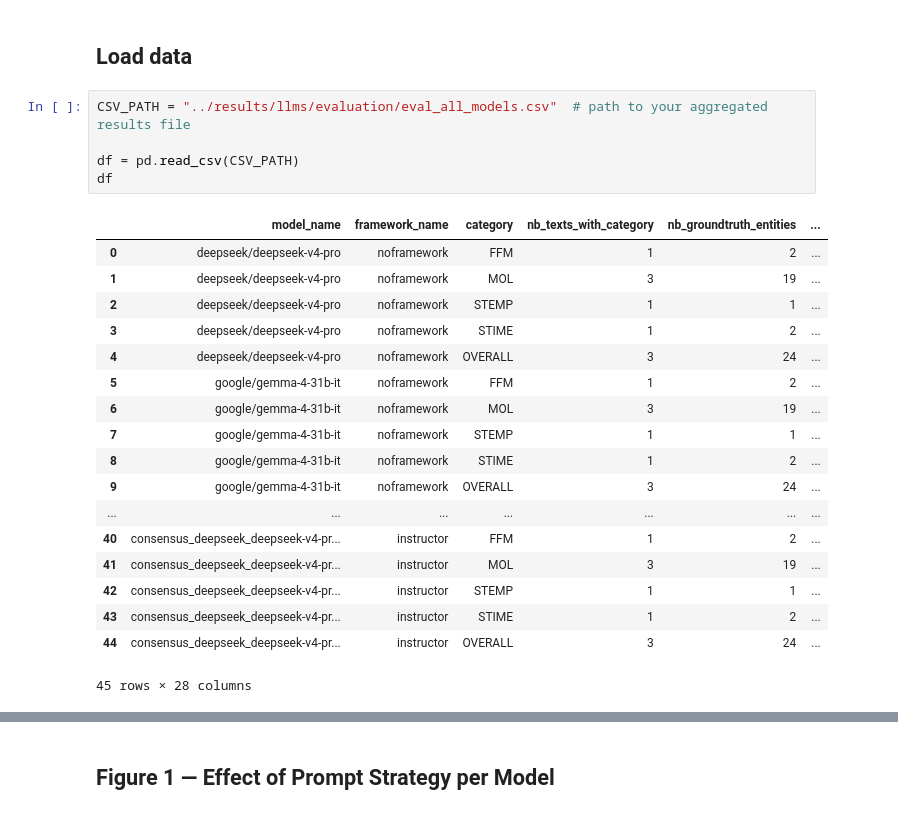
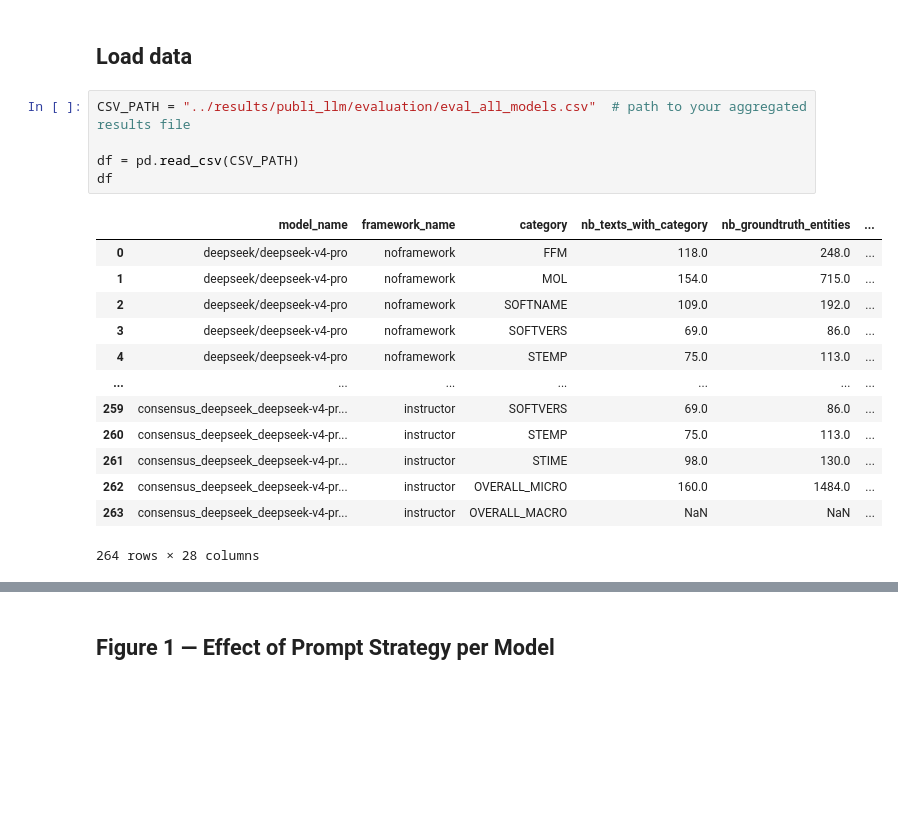
Before and after one commit to MDverse/mdner_llm, a Jupyter notebook: notebooks/plot_ner_performance.ipynb, the cells around one changed output, grey strips where cells are left out. Cells and saved outputs as stored; diff of their text form; blank space fills up the shorter version.

```diff
--- a/notebooks/plot_ner_performance.ipynb
+++ b/notebooks/plot_ner_performance.ipynb
@@ -70,28 +69,23 @@ def apply_journal_theme(figure: go.Figure, y_axis_title: str) -> None:
 # %% [markdown]
 ## **Load data**
 # %%
-CSV_PATH = "../results/llms/evaluation/eval_all_models.csv"  # path to your aggregated results file
+CSV_PATH = "../results/publi_llm/evaluation/eval_all_models.csv"  # path to your aggregated results file
 
 df = pd.read_csv(CSV_PATH)
 df
 # %% [output]
 |  | model_name | framework_name | category | nb_texts_with_category | nb_groundtruth_entities | ... |
-| 0 | deepseek/deepseek-v4-pro | noframework | FFM | 1 | 2 | ... |
-| 1 | deepseek/deepseek-v4-pro | noframework | MOL | 3 | 19 | ... |
-| 2 | deepseek/deepseek-v4-pro | noframework | STEMP | 1 | 1 | ... |
-| 3 | deepseek/deepseek-v4-pro | noframework | STIME | 1 | 2 | ... |
-| 4 | deepseek/deepseek-v4-pro | noframework | OVERALL | 3 | 24 | ... |
-| 5 | google/gemma-4-31b-it | noframework | FFM | 1 | 2 | ... |
-| 6 | google/gemma-4-31b-it | noframework | MOL | 3 | 19 | ... |
-| 7 | google/gemma-4-31b-it | noframework | STEMP | 1 | 1 | ... |
-| 8 | google/gemma-4-31b-it | noframework | STIME | 1 | 2 | ... |
-| 9 | google/gemma-4-31b-it | noframework | OVERALL | 3 | 24 | ... |
+| 0 | deepseek/deepseek-v4-pro | noframework | FFM | 118.0 | 248.0 | ... |
+| 1 | deepseek/deepseek-v4-pro | noframework | MOL | 154.0 | 715.0 | ... |
+| 2 | deepseek/deepseek-v4-pro | noframework | SOFTNAME | 109.0 | 192.0 | ... |
+| 3 | deepseek/deepseek-v4-pro | noframework | SOFTVERS | 69.0 | 86.0 | ... |
+| 4 | deepseek/deepseek-v4-pro | noframework | STEMP | 75.0 | 113.0 | ... |
 | ... | ... | ... | ... | ... | ... | ... |
-| 40 | consensus_deepseek_deepseek-v4-pr... | instructor | FFM | 1 | 2 | ... |
-| 41 | consensus_deepseek_deepseek-v4-pr... | instructor | MOL | 3 | 19 | ... |
-| 42 | consensus_deepseek_deepseek-v4-pr... | instructor | STEMP | 1 | 1 | ... |
-| 43 | consensus_deepseek_deepseek-v4-pr... | instructor | STIME | 1 | 2 | ... |
-| 44 | consensus_deepseek_deepseek-v4-pr... | instructor | OVERALL | 3 | 24 | ... |
+| 259 | consensus_deepseek_deepseek-v4-pr... | instructor | SOFTVERS | 69.0 | 86.0 | ... |
+| 260 | consensus_deepseek_deepseek-v4-pr... | instructor | STEMP | 75.0 | 113.0 | ... |
+| 261 | consensus_deepseek_deepseek-v4-pr... | instructor | STIME | 98.0 | 130.0 | ... |
+| 262 | consensus_deepseek_deepseek-v4-pr... | instructor | OVERALL_MICRO | 160.0 | 1484.0 | ... |
+| 263 | consensus_deepseek_deepseek-v4-pr... | instructor | OVERALL_MACRO | NaN | NaN | ... |
-45 rows × 28 columns
+264 rows × 28 columns
 # %%
 # Filter with only the overall results for each model
```
Also changed, not shown: parts of 9 cells of this notebook.
